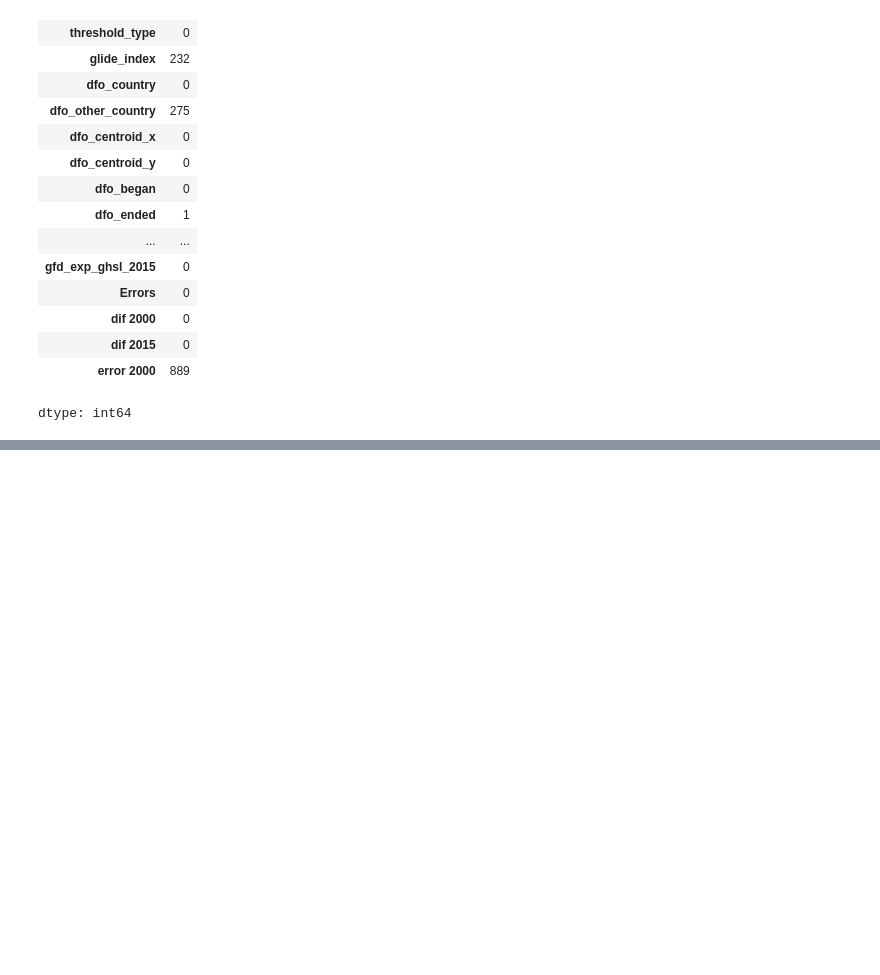
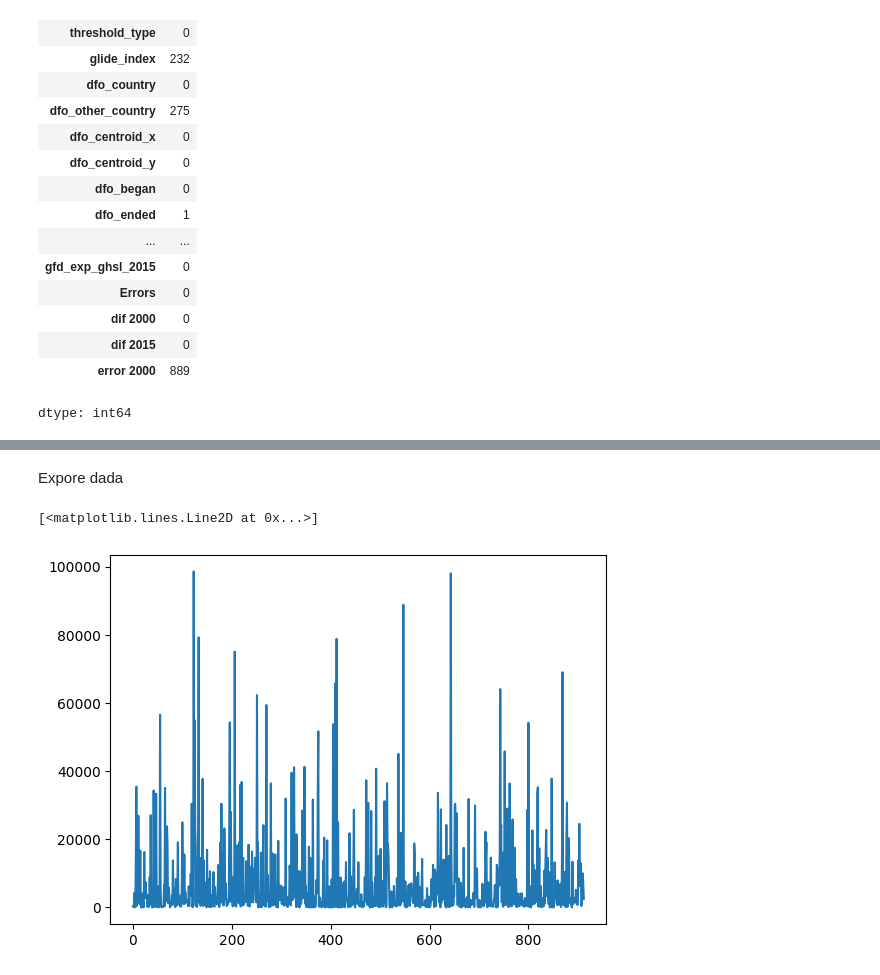
Before and after one commit to Benyapa-T/BSC_DPDM2025, a Jupyter notebook: Ch3_Data_Preprocessing.ipynb, the cells around one changed output, grey strips where cells are left out. Drawn from its saved outputs; the diff is of its cells as text; code cells hidden in the pictures; blank space fills up the shorter version.

```diff
--- a/Ch3_Data_Preprocessing.ipynb
+++ b/Ch3_Data_Preprocessing.ipynb
@@ -259,0 +279,8 @@ dtype: int64
+# %% [markdown]
+Expore dada
+# %%
+import matplotlib.pyplot as plt
+plt.plot(flood['gfd_area'])
+# %% [output]
+[<matplotlib.lines.Line2D at 0x...>]
+[figure, added]
```
Also changed, not shown: parts of 24 cells of this notebook.
